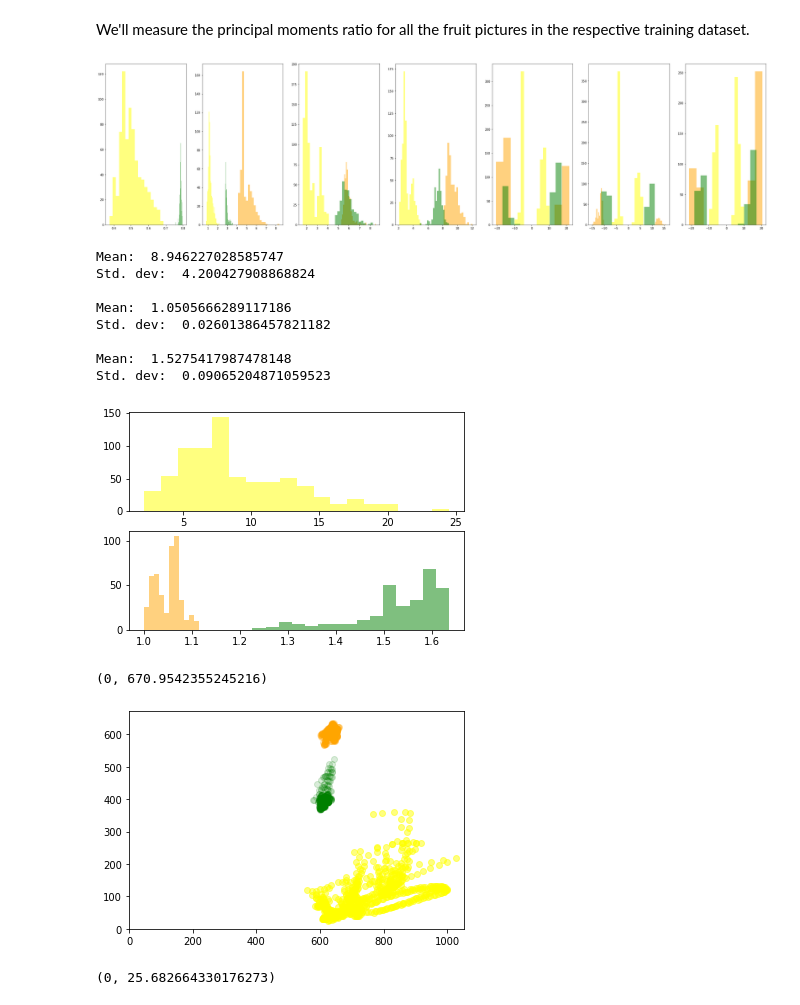
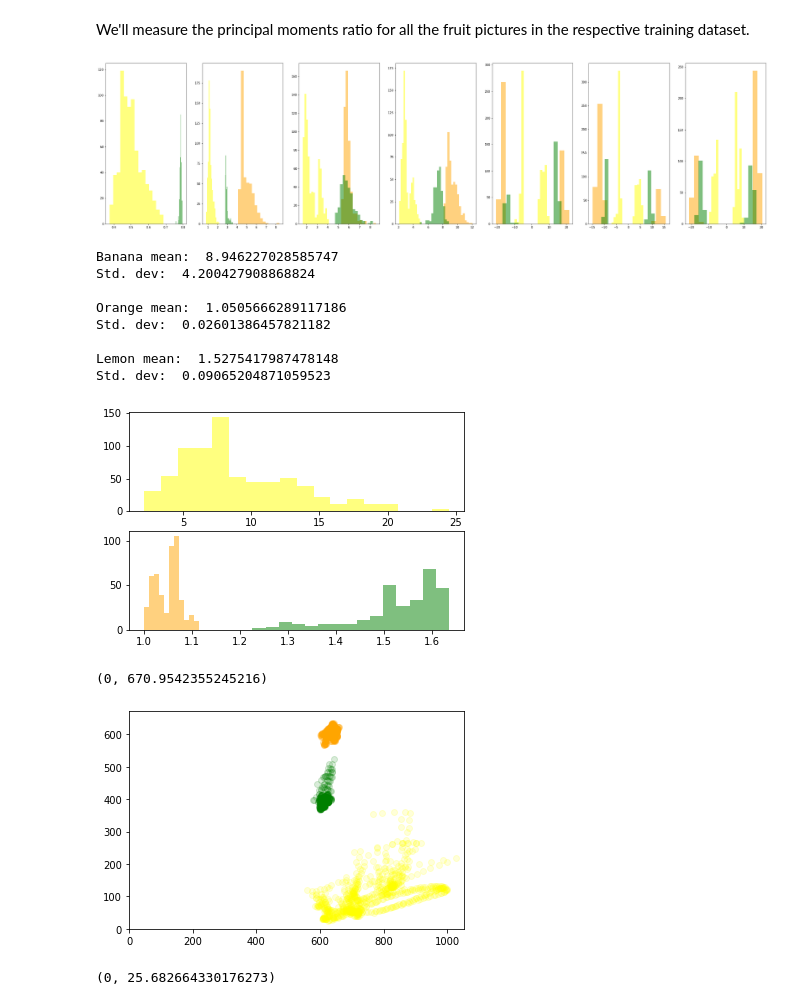
Before and after one commit to GinoAvanzini/fruit-sorter, a Jupyter notebook: src/scikit_image_testbench.ipynb, the cells around one changed output. Drawn from its saved outputs; the diff is of its cells as text; code cells hidden in the pictures.

```diff
--- a/src/scikit_image_testbench.ipynb
+++ b/src/scikit_image_testbench.ipynb
@@ -436,17 +464,17 @@ for i, image in enumerate(lemon_collection):
 # %%
 fig, ax = plt.subplots(nrows=1, ncols=7, figsize=(40, 10))
 
 for i in range(0, 7):
 
-    ax[i].hist(banana_hu_moments[:, i], bins='auto', color='yellow', alpha=0.5)
-    ax[i].hist(orange_hu_moments[:, i], bins='auto', color='orange', alpha=0.5)
-    ax[i].hist(lemon_hu_moments[:, i], bins='auto', color='green', alpha=0.5)
+    ax[i].hist(banana_hu_moments[:, i], bins=15, color='yellow', alpha=0.5)
+    ax[i].hist(orange_hu_moments[:, i], bins=15, color='orange', alpha=0.5)
+    ax[i].hist(lemon_hu_moments[:, i], bins=15, color='green', alpha=0.5)
 
     #ax[1, i].hist(banana_hu_moments[:, i], bins='auto', color='green', cumulative='True')
 
 plt.show()
 # %% [output]
-[figure, old version]
+[figure, new version]
 # %%
 fig, ax = plt.subplots(nrows=2, ncols=1)
 
@@ -454,28 +482,28 @@ ax[0].hist(banana_moment_ratio, bins='auto', color='yellow', alpha=.5)
 ax[1].hist(orange_moment_ratio, bins='auto', color='orange', alpha=.5)
 ax[1].hist(lemon_moment_ratio, bins='auto', color='green', alpha=.5)
 
-print("Mean: ", np.mean(banana_moment_ratio))
+print("Banana mean: ", np.mean(banana_moment_ratio))
 print("Std. dev: ", np.std(banana_moment_ratio), "\n")
 
-print("Mean: ", np.mean(orange_moment_ratio))
+print("Orange mean: ", np.mean(orange_moment_ratio))
 print("Std. dev: ", np.std(orange_moment_ratio), "\n")
 
-print("Mean: ", np.mean(lemon_moment_ratio))
+print("Lemon mean: ", np.mean(lemon_moment_ratio))
 print("Std. dev: ", np.std(lemon_moment_ratio), "\n")
 # %% [output]
-Mean:  8.946227028585747
+Banana mean:  8.946227028585747
 Std. dev:  4.200427908868824
 
-Mean:  1.0505666289117186
+Orange mean:  1.0505666289117186
 Std. dev:  0.02601386457821182
 
-Mean:  1.5275417987478148
+Lemon mean:  1.5275417987478148
 Std. dev:  0.09065204871059523
 [figure]
 # %%
 fig, ax = plt.subplots(nrows=1, ncols=1)
 
-ax.scatter(x=banana_eigvalues[:, 0], y=banana_eigvalues[:, 1], c='yellow', alpha=.5)
+ax.scatter(x=banana_eigvalues[:, 0], y=banana_eigvalues[:, 1], c='yellow', alpha=.15)
 ax.scatter(x=orange_eigvalues[:, 0], y=orange_eigvalues[:, 1], c='orange', alpha=.15)
 ax.scatter(x=lemon_eigvalues[:, 0], y=lemon_eigvalues[:, 1], c='green', alpha=.15)
 
@@ -483,7 +511,7 @@ ax.set_xlim(left=0)
 ax.set_ylim(bottom=0)
 # %% [output]
 (0, 670.9542355245216)
-[figure, old version]
+[figure, new version]
 # %%
 fig, ax = plt.subplots(nrows=1, ncols=1)
 
```
Also changed, not shown: parts of 19 cells of this notebook, 1 other file.
